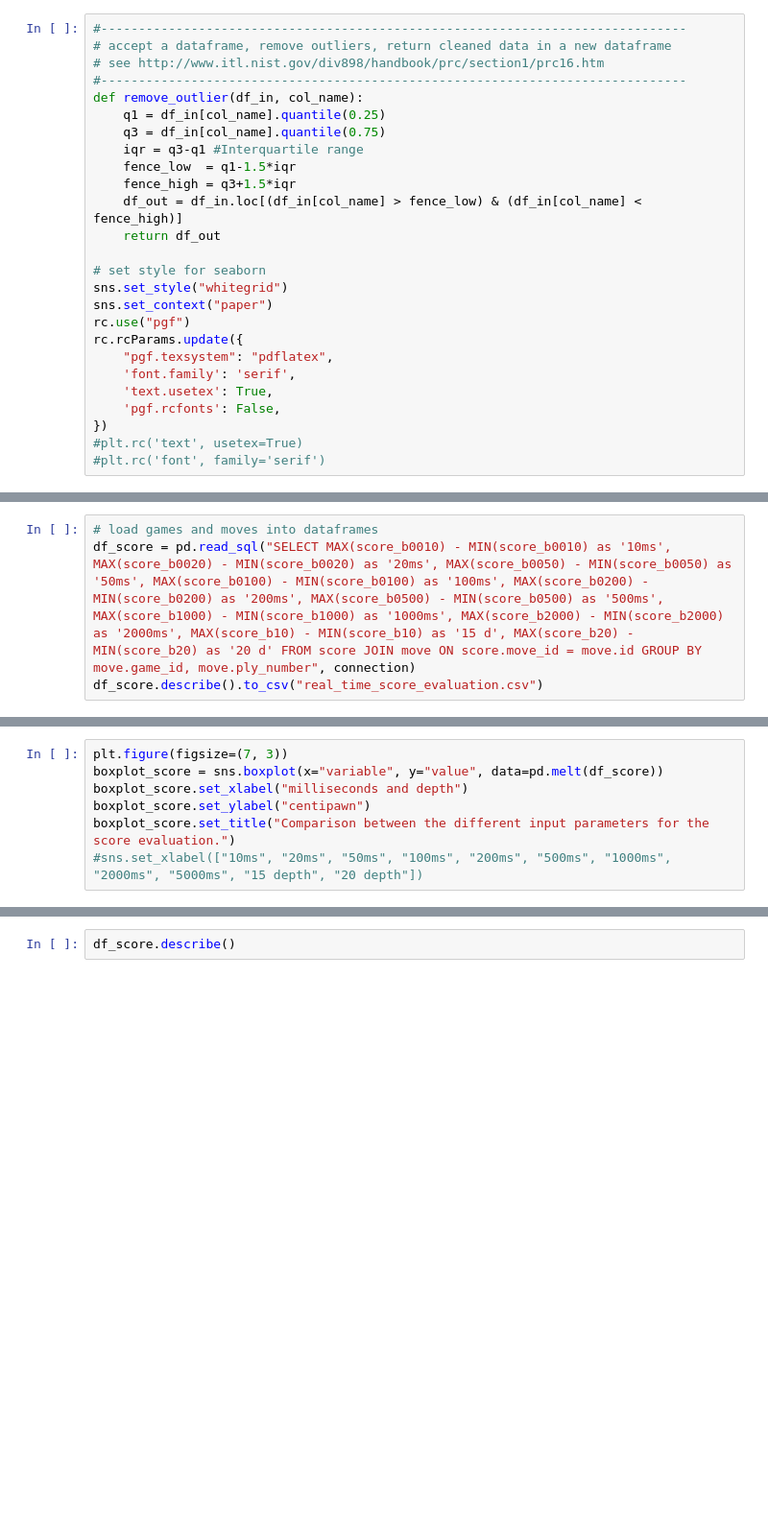
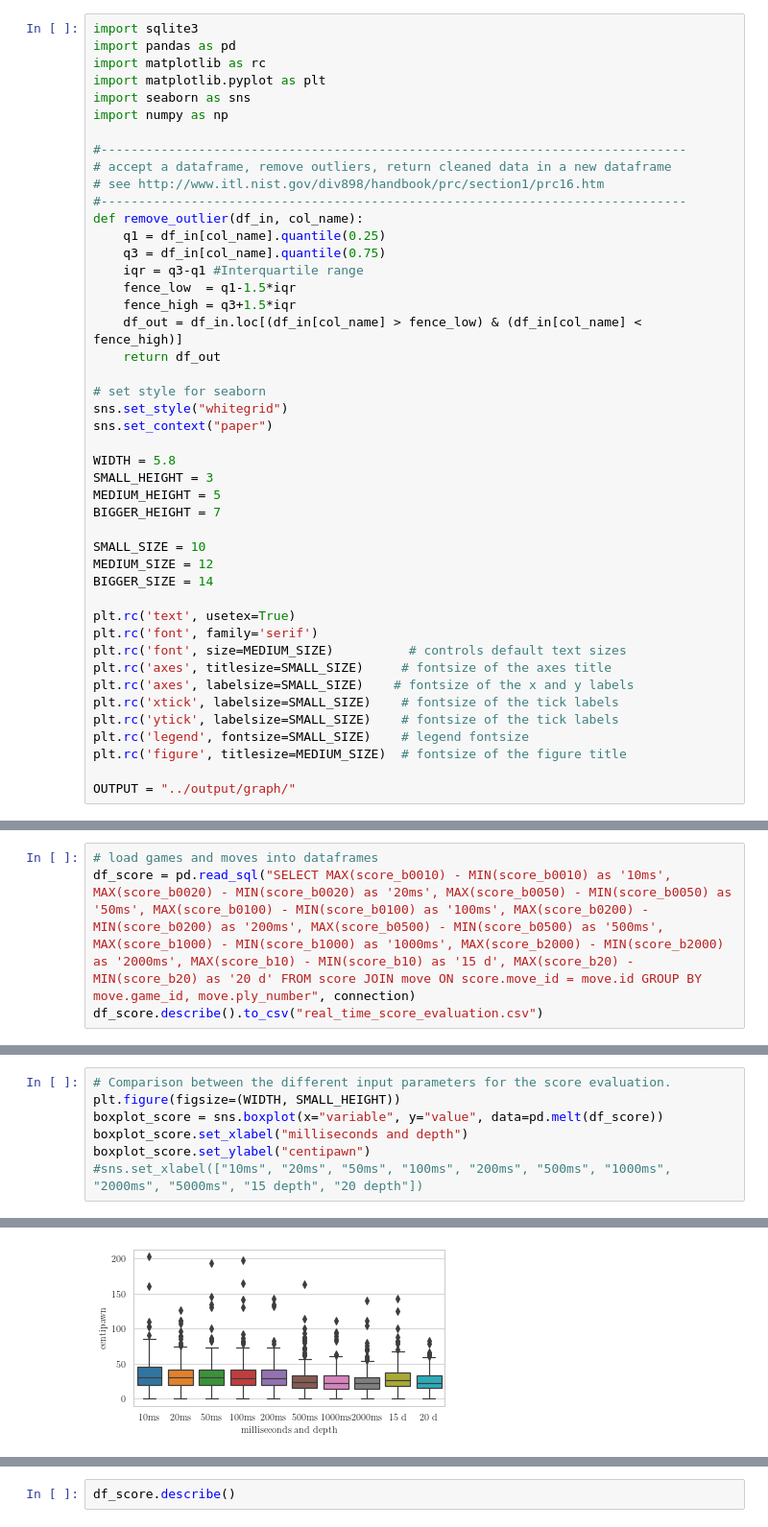
Before and after one commit to endoffline/chess_analytics, a Jupyter notebook: graphs/realtime_analysis.ipynb, the cells around one changed output, grey strips where cells are left out. Shown: that part at 96% size. Saved outputs shown, nothing was run; the diff lists cells and outputs as text; blank space fills up the shorter version.

Commit message:
finished most graphs

```diff
--- a/graphs/realtime_analysis.ipynb
+++ b/graphs/realtime_analysis.ipynb
@@ -8,4 +1,11 @@ import numpy as np
 # %%
+import sqlite3
+import pandas as pd
+import matplotlib as rc
+import matplotlib.pyplot as plt
+import seaborn as sns
+import numpy as np
+
 #------------------------------------------------------------------------------
 # accept a dataframe, remove outliers, return cleaned data in a new dataframe
 # see http://www.itl.nist.gov/div898/handbook/prc/section1/prc16.htm
@@ -22,12 +22,24 @@ def remove_outlier(df_in, col_name):
 # set style for seaborn
 sns.set_style("whitegrid")
 sns.set_context("paper")
-rc.use("pgf")
-rc.rcParams.update({
-    "pgf.texsystem": "pdflatex",
-    'font.family': 'serif',
-    'text.usetex': True,
-    'pgf.rcfonts': False,
-})
-#plt.rc('text', usetex=True)
-#plt.rc('font', family='serif')
+
+WIDTH = 5.8
+SMALL_HEIGHT = 3
+MEDIUM_HEIGHT = 5
+BIGGER_HEIGHT = 7
+
+SMALL_SIZE = 10
+MEDIUM_SIZE = 12
+BIGGER_SIZE = 14
+
+plt.rc('text', usetex=True)
+plt.rc('font', family='serif')
+plt.rc('font', size=MEDIUM_SIZE)          # controls default text sizes
+plt.rc('axes', titlesize=SMALL_SIZE)     # fontsize of the axes title
+plt.rc('axes', labelsize=SMALL_SIZE)    # fontsize of the x and y labels
+plt.rc('xtick', labelsize=SMALL_SIZE)    # fontsize of the tick labels
+plt.rc('ytick', labelsize=SMALL_SIZE)    # fontsize of the tick labels
+plt.rc('legend', fontsize=SMALL_SIZE)    # legend fontsize
+plt.rc('figure', titlesize=MEDIUM_SIZE)  # fontsize of the figure title
+
+OUTPUT = "../output/graph/"
@@ -51,10 +84,10 @@ df_score.describe()
 | 75% | 45.500000 | 42.000000 | 41.000000 | 42.000000 | 41.000000 | 34.000000 | 33.000000 | 30.000000 | 38.000000 | 33.000000 |
 | max | 203.000000 | 127.000000 | 193.000000 | 198.000000 | 143.000000 | 163.000000 | 111.000000 | 140.000000 | 143.000000 | 83.000000 |
 # %%
-plt.figure(figsize=(7, 3))
+# Comparison between the different input parameters for the score evaluation.
+plt.figure(figsize=(WIDTH, SMALL_HEIGHT))
 boxplot_score = sns.boxplot(x="variable", y="value", data=pd.melt(df_score))
 boxplot_score.set_xlabel("milliseconds and depth")
 boxplot_score.set_ylabel("centipawn")
-boxplot_score.set_title("Comparison between the different input parameters for the score evaluation.")
 #sns.set_xlabel(["10ms", "20ms", "50ms", "100ms", "200ms", "500ms", "1000ms", "2000ms", "5000ms", "15 depth", "20 depth"])
 # %% [output]
@@ -62,3 +95,4 @@ Text(0.5, 1.0, 'Comparison between the different input parameters for the score
+[figure, added]
 # %%
 fig = boxplot_score.get_figure()
 fig.tight_layout()
```
Also changed, not shown: parts of 7 cells of this notebook, 25 other files.
